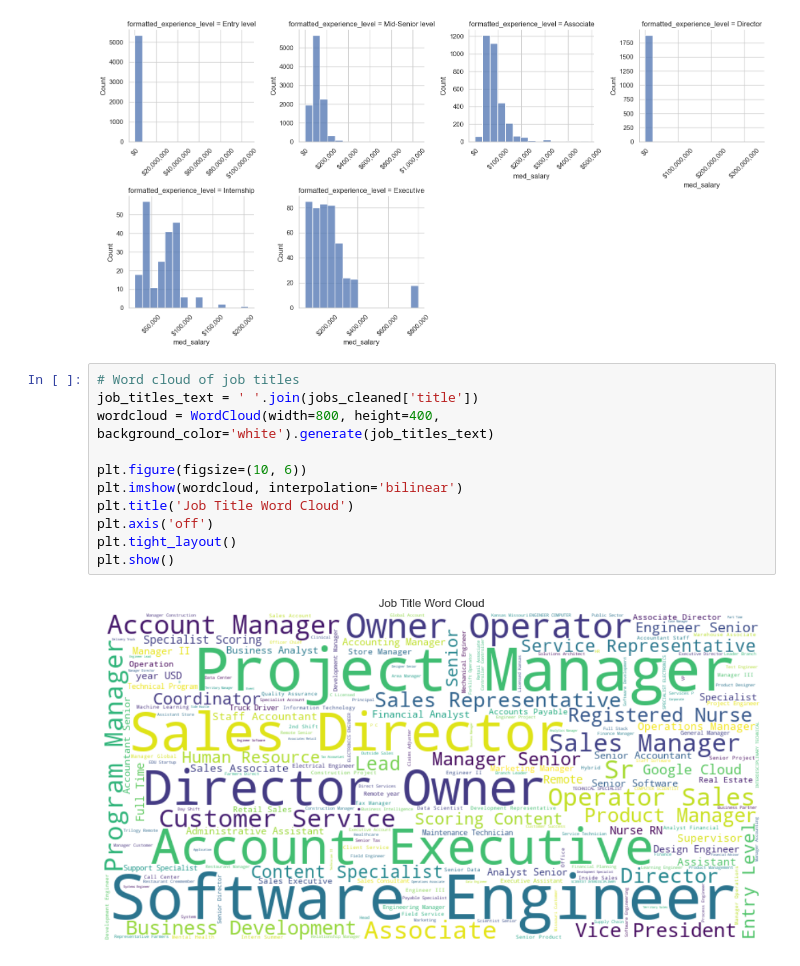
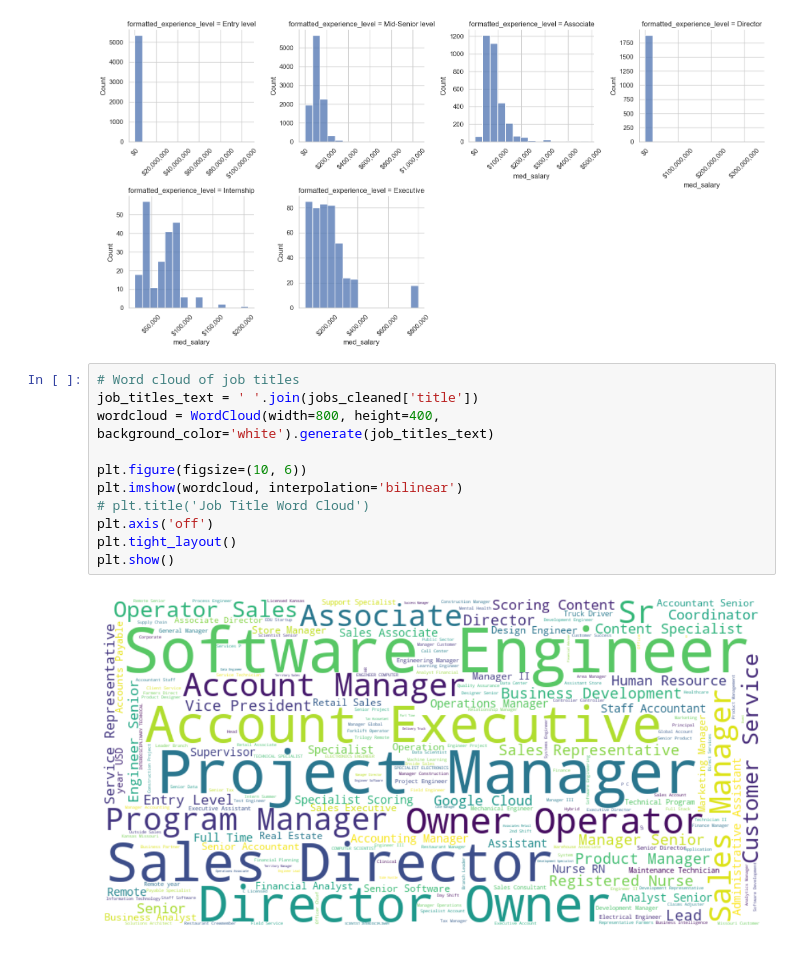
Before and after one commit to WesleyDickens/Salary-Prediction, a Jupyter notebook: EDA.ipynb, the cells around one changed output. Saved outputs shown, nothing was run; the diff lists cells and outputs as text.

```diff
--- a/EDA.ipynb
+++ b/EDA.ipynb
@@ -82,13 +82,13 @@ plt.show()
 # %%
 # Word cloud of job titles
 job_titles_text = ' '.join(jobs_cleaned['title'])
 wordcloud = WordCloud(width=800, height=400, background_color='white').generate(job_titles_text)
 
 plt.figure(figsize=(10, 6))
 plt.imshow(wordcloud, interpolation='bilinear')
-plt.title('Job Title Word Cloud')
+# plt.title('Job Title Word Cloud')
 plt.axis('off')
 plt.tight_layout()
 plt.show()
 # %% [output]
-[figure, old version]
+[figure, new version]
```
Also changed, not shown: parts of 2 cells of this notebook, 2 other files.
